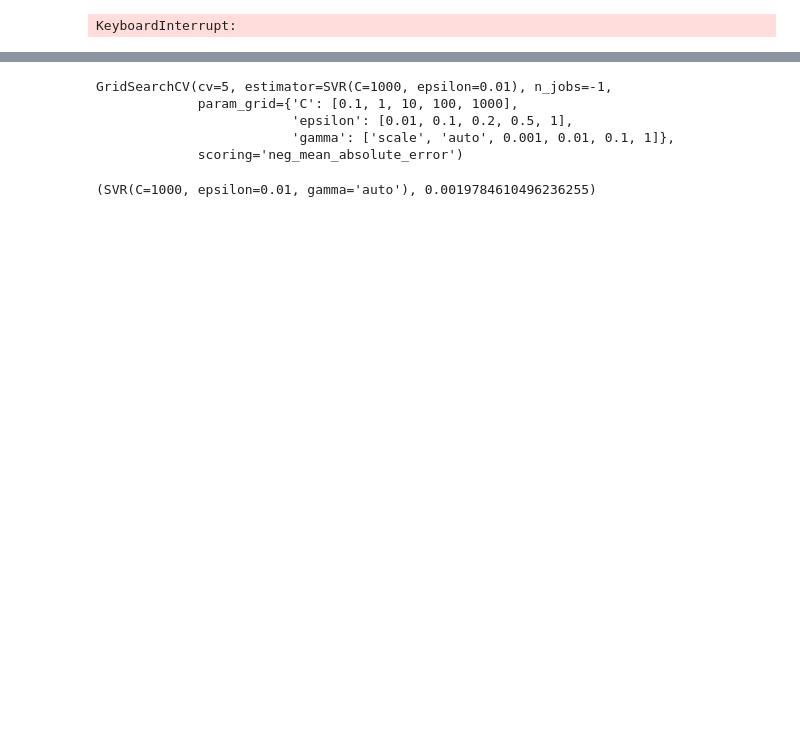
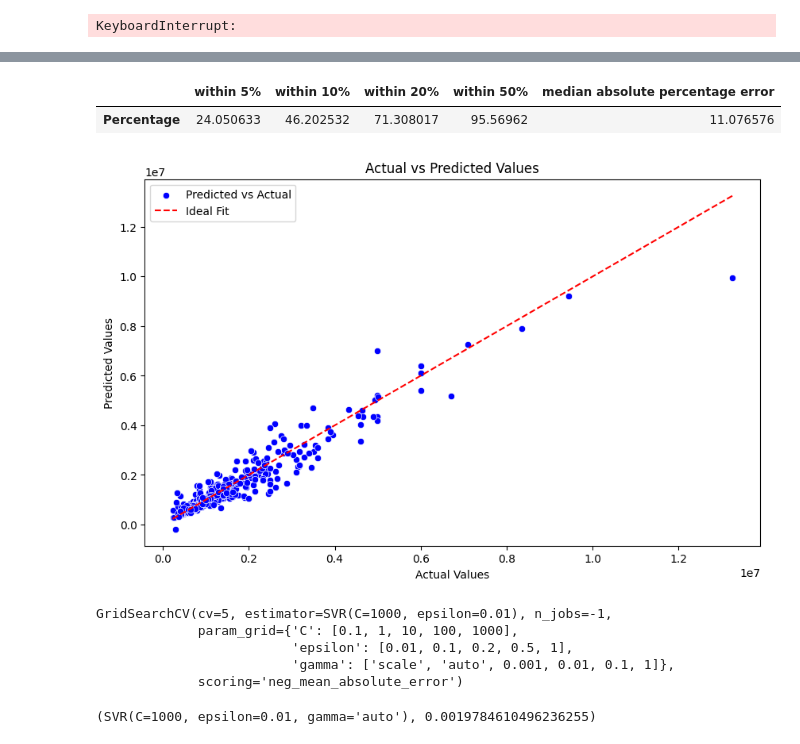
Before and after one commit to MAmin-y/House-price-analysis-and-prediction-LA-2024, a Jupyter notebook: Phase2/svr.ipynb, the cells around one changed output, grey strips where cells are left out. Drawn from its saved outputs; the diff is of its cells as text; code cells hidden in the pictures; blank space fills up the shorter version.

```diff
--- a/Phase2/svr.ipynb
+++ b/Phase2/svr.ipynb
@@ -177,8 +202,12 @@ model.grid_search()
 # %% [output]
 KeyboardInterrupt:
 # %%
-features = df_not_scaled.drop(columns=['price', 'log_taxAssessedValue', 'log_price', 'taxAssessedValue'])
+#features = df_not_scaled.drop(columns=['price', 'log_taxAssessedValue', 'log_price', 'taxAssessedValue'])
+features = df_not_scaled[["log_taxAssessedValue", "log_livingAreaValue", "log_lotAreaValue", "hasFireplace", "rentZestimate",
+                          "bedrooms", "bathrooms", "lotAreaValue", "livingAreaValue", "parkingCapacity"]]
+
 target = df_not_scaled['price']
 model = SVRModel(features, target, params={'C': 10, 'epsilon': 0.01, 'kernel': 'rbf'}, scale=True, logarithm=False)
 model.show_metrics()
 model.draw_predictions()
+# %% [output]
@@ -185,3 +217,6 @@ model.draw_predictions()
+|  | within 5% | within 10% | within 20% | within 50% | median absolute percentage error |
+| Percentage | 24.050633 | 46.202532 | 71.308017 | 95.56962 | 11.076576 |
+[figure, added]
 # %%
 model.grid_search()
 # %% [output]
```
Also changed, not shown: parts of 13 cells of this notebook.
